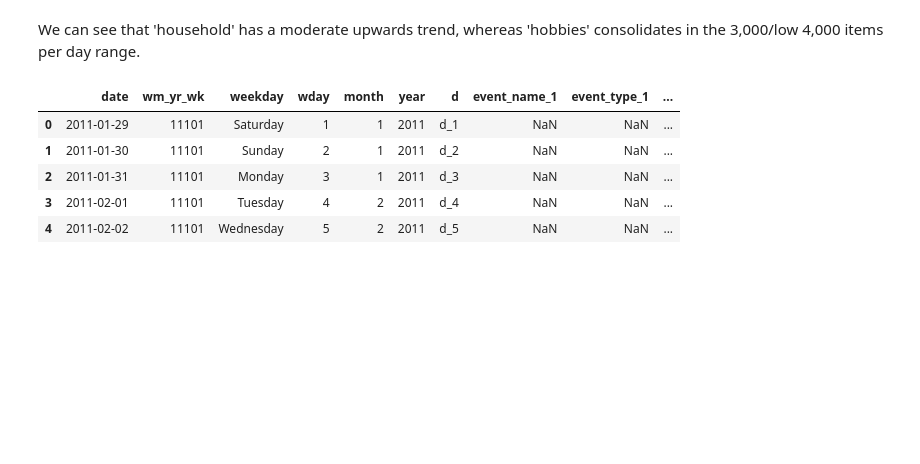
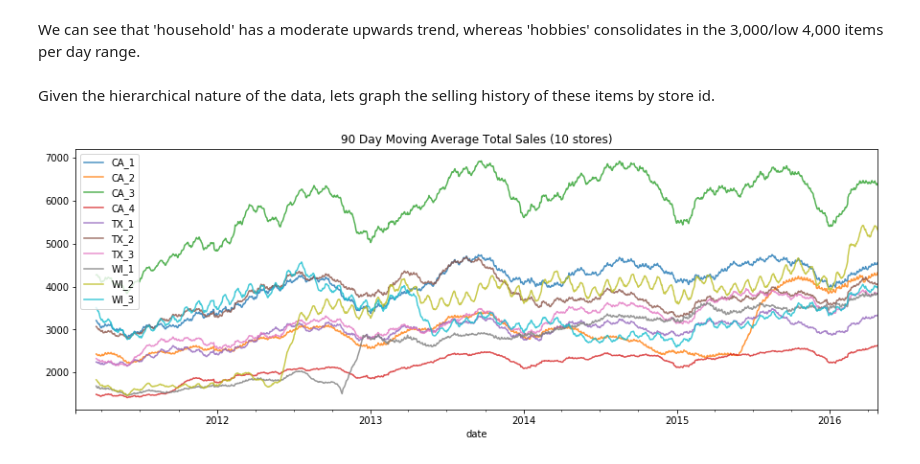
Before and after one commit to Luke-Gray/M5-Accuracy, a Jupyter notebook: M5 Basic EDA.ipynb, the cells around one changed output. Drawn from its saved outputs; the diff is of its cells as text; code cells hidden in the pictures; blank space fills up the shorter version.

```diff
--- a/M5 Basic EDA.ipynb
+++ b/M5 Basic EDA.ipynb
@@ -229,12 +229,29 @@ agg_plot('household', 'hobbies')
 [figure]
 # %% [markdown]
 We can see that 'household' has a moderate upwards trend, whereas 'hobbies' consolidates in the 3,000/low 4,000 items per day range.
-# %%
-cal.head()
-# %% [output]
-|  | date | wm_yr_wk | weekday | wday | month | year | d | event_name_1 | event_type_1 | ... |
-| 0 | 2011-01-29 | 11101 | Saturday | 1 | 1 | 2011 | d_1 | NaN | NaN | ... |
-| 1 | 2011-01-30 | 11101 | Sunday | 2 | 1 | 2011 | d_2 | NaN | NaN | ... |
-| 2 | 2011-01-31 | 11101 | Monday | 3 | 1 | 2011 | d_3 | NaN | NaN | ... |
-| 3 | 2011-02-01 | 11101 | Tuesday | 4 | 2 | 2011 | d_4 | NaN | NaN | ... |
-| 4 | 2011-02-02 | 11101 | Wednesday | 5 | 2 | 2011 | d_5 | NaN | NaN | ... |
+# %% [markdown]
+Given the hierarchical nature of the data, lets graph the selling history of these items by store id.
+# %%
+##Thanks to https://www.kaggle.com/robikscube/m5-forecasting-starter-data-exploration for providing this.
+
+past_sales = sales.set_index('id')[d_cols] \
+    .T \
+    .merge(cal.set_index('d')['date'],
+           left_index=True,
+           right_index=True,
+            validate='1:1') \
+    .set_index('date')
+
+store_list = prices['store_id'].unique()
+for s in store_list:
+    store_items = [c for c in past_sales.columns if s in c]
+    past_sales[store_items] \
+        .sum(axis=1) \
+        .rolling(50).mean() \
+        .plot(figsize=(15, 5),
+              alpha=0.8,
+              title='90 Day Moving Average Total Sales (10 stores)')
+plt.legend(store_list)
+plt.show()
+# %% [output]
+[figure, added]
```
Also changed, not shown: parts of 8 cells of this notebook.
